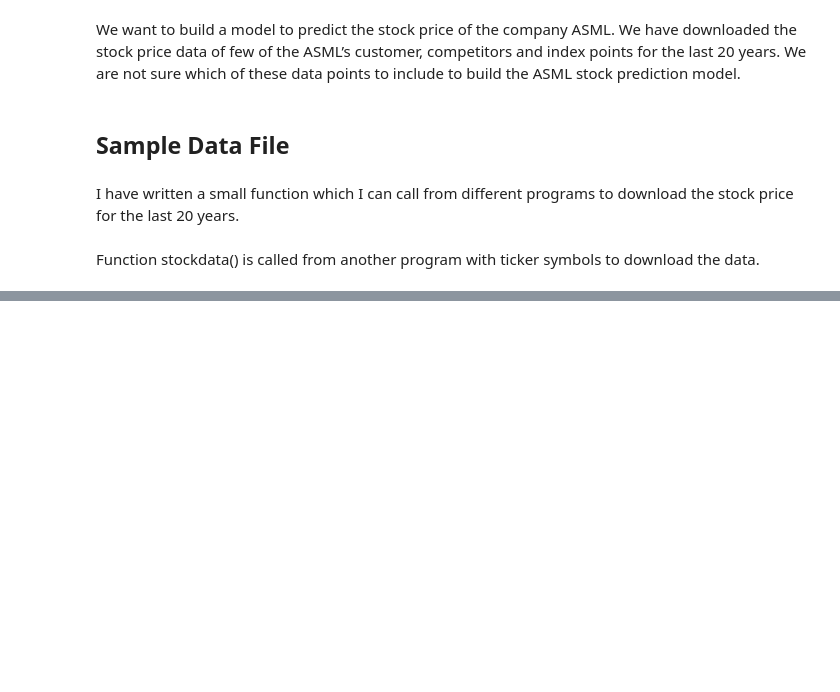
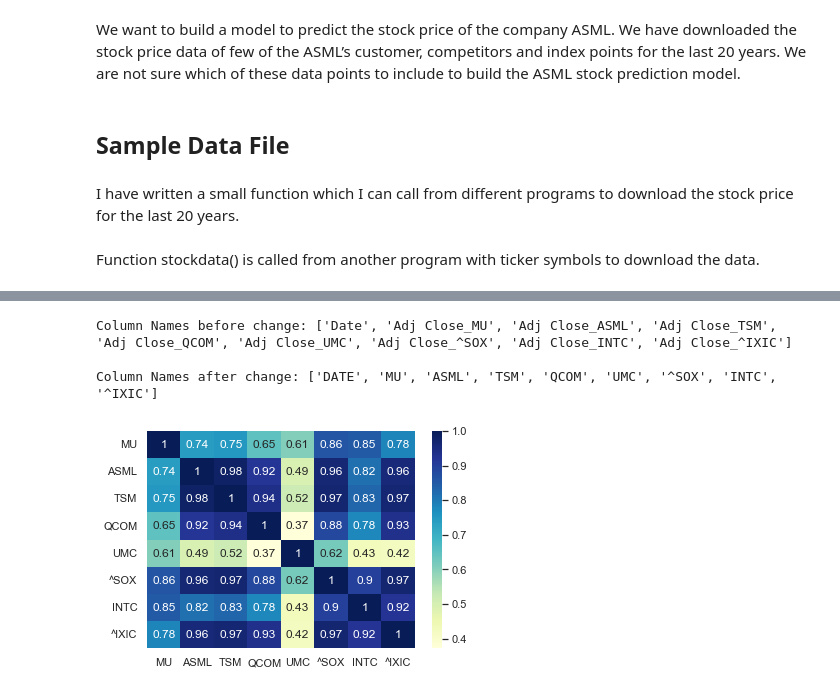
Before and after one commit to TillMeineke/machine_learning, a Jupyter notebook: independent_variable.ipynb, the cells around one changed output, grey strips where cells are left out. Cells and saved outputs as stored; diff of their text form; code cells hidden in the pictures; blank space fills up the shorter version.

```diff
--- a/independent_variable.ipynb
+++ b/independent_variable.ipynb
@@ -63,0 +118,3 @@ for file in files:
+# %%
+data.drop(labels=['High', 'Low', 'Open', 'Close', 'Volume'],inplace=True, axis=1)
+data.head()
@@ -63,0 +128,3 @@ for file in files:
+# %%
+data.rename(columns={'Adj Close': 'Adj Close_TSM'}, inplace=True)
+data.head()
@@ -63,0 +138,23 @@ for file in files:
+# %%
+print(f'Column Names before change: {list(data.columns)}')
+df2 = data.copy()
+cols = df2.columns.tolist()
+cols = [col.replace('Adj Close_', '') for col in cols]
+#cols = [col.replace('#', 'num') for col in cols]
+cols = [col.upper() for col in cols]
+df2.columns = cols
+
+print()
+print(f'Column Names after change: {list(df2.columns)}')
+data = df2 #de-comment to make changes inplace
+# %% [output]
+Column Names before change: ['Date', 'Adj Close_MU', 'Adj Close_ASML', 'Adj Close_TSM', 'Adj Close_QCOM', 'Adj Close_UMC', 'Adj Close_^SOX', 'Adj Close_INTC', 'Adj Close_^IXIC']
+
+Column Names after change: ['DATE', 'MU', 'ASML', 'TSM', 'QCOM', 'UMC', '^SOX', 'INTC', '^IXIC']
+# %%
+data.set_index("DATE", inplace= True)
+# %%
+sns.heatmap(data.corr(), annot=True, cmap="YlGnBu")
+plt.show()
+# %% [output]
+[figure, added]
```
Also changed, not shown: parts of 11 cells of this notebook, 6 other files.
